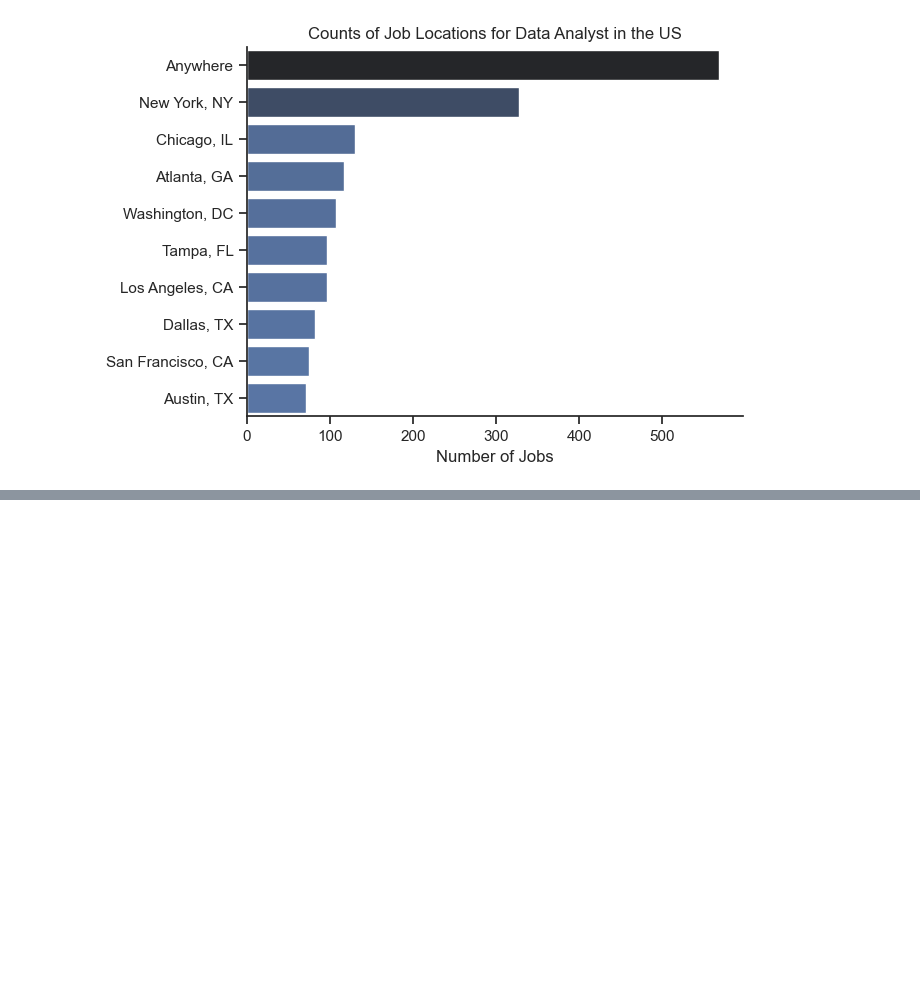
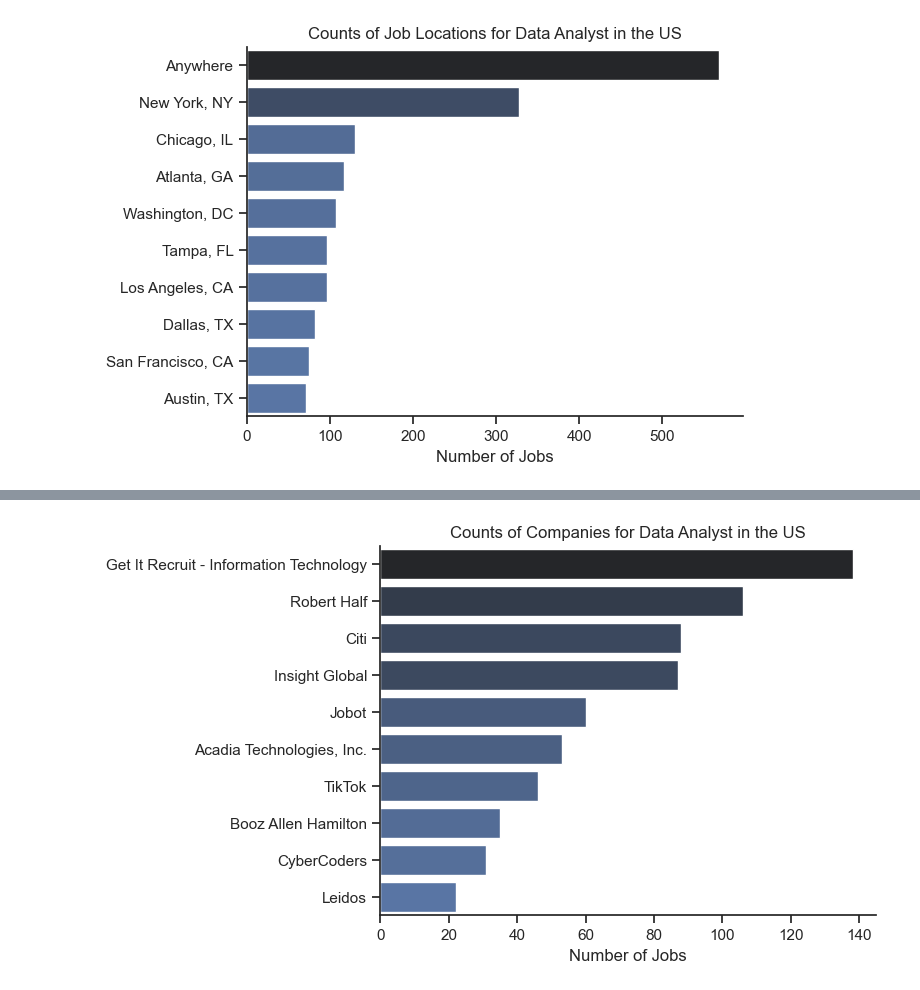
Before and after one commit to Callistah/Python_Data_Project, a Jupyter notebook: 3_Project/1_EDA_Intro.ipynb, the cells around one changed output, grey strips where cells are left out. Cells and saved outputs as stored; diff of their text form; code cells hidden in the pictures; blank space fills up the shorter version.

```diff
--- a/3_Project/1_EDA_Intro.ipynb
+++ b/3_Project/1_EDA_Intro.ipynb
@@ -30,0 +47,13 @@ plt.show()
+# %%
+df_DA_US = df[ (df['job_title_short']=='Data Analyst')&(df['job_country']=='United States')].dropna(subset='salary_year_avg').copy()
+df_plot=df_DA_US['company_name'].value_counts().head(10).to_frame()
+sns.set_theme(style='ticks')
+sns.barplot(data=df_plot,x='count',y='company_name',hue='count',palette='dark:b_r',legend=False)
+sns.despine()
+plt.title('Counts of Companies for Data Analyst in the US')
+plt.xlabel('Number of Jobs')
+plt.ylabel('')
+
+plt.show()
+# %% [output]
+[figure, added]
```
Also changed, not shown: parts of 1 cell of this notebook, 1 other file.
